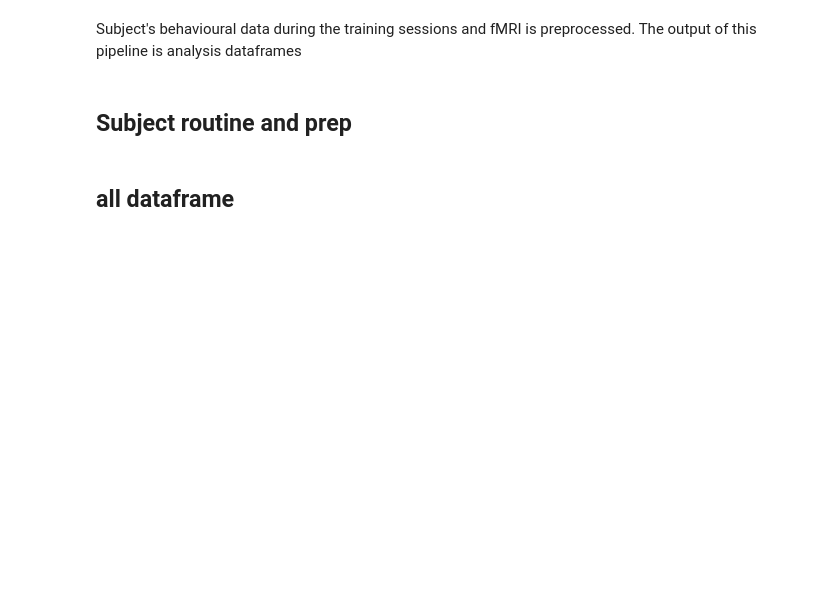
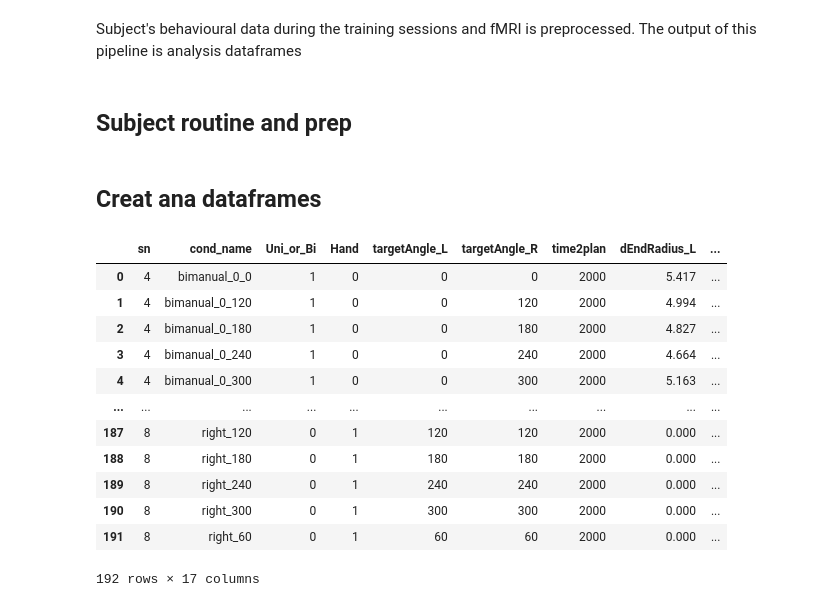
Before and after one commit to alighavam/bimanual_wrist, a Jupyter notebook: bmw_behav_prep.ipynb, the cells around one changed output. Saved outputs shown, nothing was run; the diff lists cells and outputs as text; code cells hidden in the pictures; blank space fills up the shorter version.

```diff
--- a/bmw_behav_prep.ipynb
+++ b/bmw_behav_prep.ipynb
@@ -44,4 +44,33 @@ fMRI = pd.read_table(os.path.join(fMRI_behavDir, f's{sn:02d}', f'BimanualWrist_M
 
 utils.dataset.subject_routine(sn, path, smooth_win_sz=0, fs=200)
 # %% [markdown]
-## all dataframe
+## Creat ana dataframes
+# %%
+pinfo = pd.read_table(os.path.join(anaDir, f'participants.tsv'))
+sn_list = pinfo['sn'].values
+
+# Create all dataframe:
+df_list = []
+for sn in sn_list:
+    # load the behavioural dta of subject:
+    train = pd.read_csv(os.path.join(anaDir, f'bmw_train_{sn}.csv'))
+    fMRI = pd.read_csv(os.path.join(anaDir, f'bmw_fMRI_{sn}.csv'))
+    df = pd.concat([train, fMRI], axis=0).reset_index(drop=True)
+    df_list.append(df)
+
+utils.dataset.make_all_dataframe(df_list, sn_list, path)
+utils.dataset.make_summary_dataframe(path)
+# %% [output]
+|  | sn | cond_name | Uni_or_Bi | Hand | targetAngle_L | targetAngle_R | time2plan | dEndRadius_L | ... |
+| 0 | 4 | bimanual_0_0 | 1 | 0 | 0 | 0 | 2000 | 5.417 | ... |
+| 1 | 4 | bimanual_0_120 | 1 | 0 | 0 | 120 | 2000 | 4.994 | ... |
+| 2 | 4 | bimanual_0_180 | 1 | 0 | 0 | 180 | 2000 | 4.827 | ... |
+| 3 | 4 | bimanual_0_240 | 1 | 0 | 0 | 240 | 2000 | 4.664 | ... |
+| 4 | 4 | bimanual_0_300 | 1 | 0 | 0 | 300 | 2000 | 5.163 | ... |
+| ... | ... | ... | ... | ... | ... | ... | ... | ... | ... |
+| 187 | 8 | right_120 | 0 | 1 | 120 | 120 | 2000 | 0.000 | ... |
+| 188 | 8 | right_180 | 0 | 1 | 180 | 180 | 2000 | 0.000 | ... |
+| 189 | 8 | right_240 | 0 | 1 | 240 | 240 | 2000 | 0.000 | ... |
+| 190 | 8 | right_300 | 0 | 1 | 300 | 300 | 2000 | 0.000 | ... |
+| 191 | 8 | right_60 | 0 | 1 | 60 | 60 | 2000 | 0.000 | ... |
+192 rows × 17 columns
```
Also changed, not shown: 5 other files.
